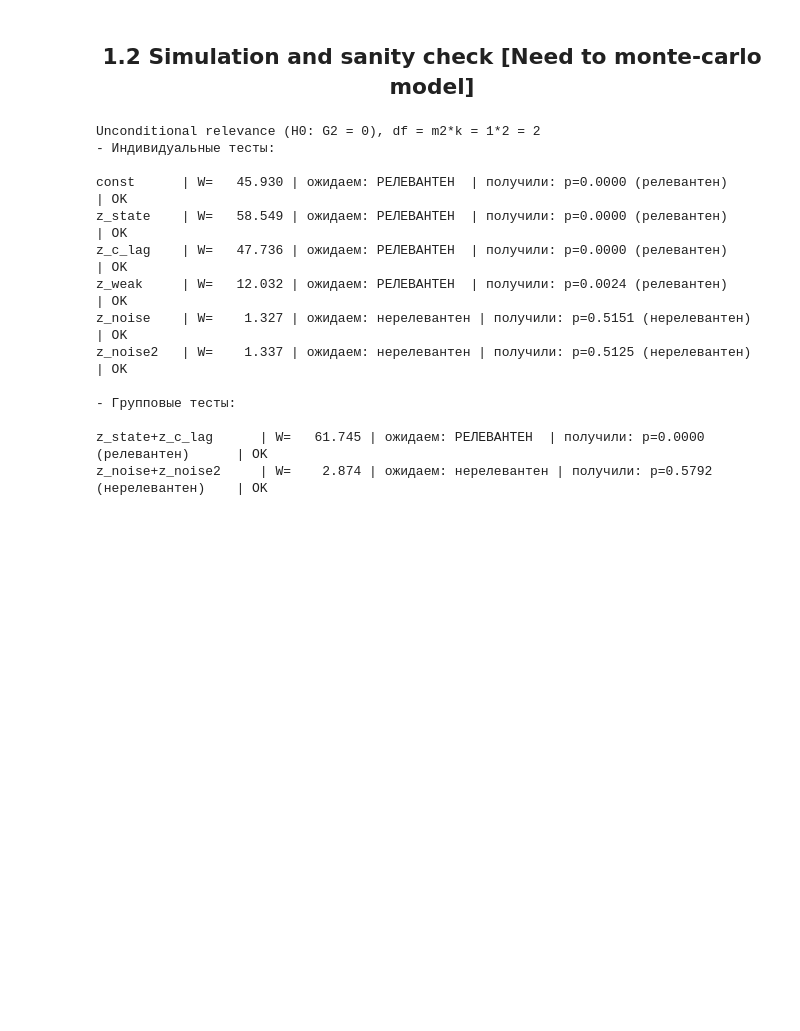
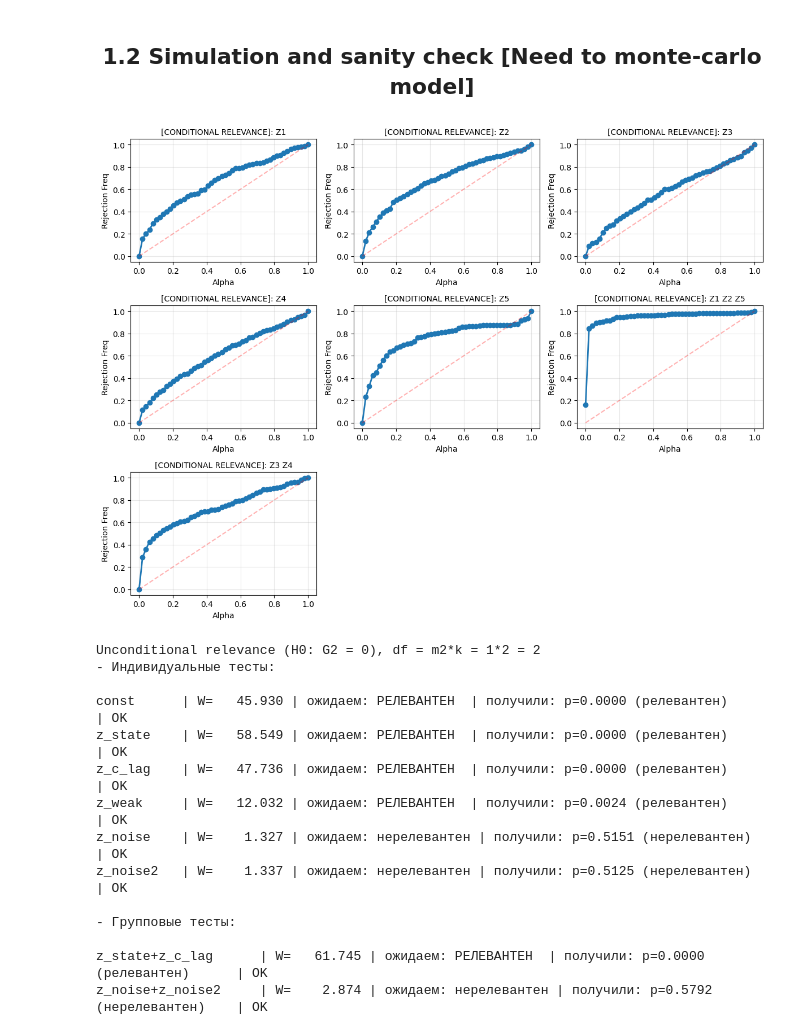
Before and after one commit to KoRoJIeBu4/REDUNDANCY-TESTS-OF-MOMENT-CONDITIONS-APPLIED-TO-MACROECONOMIC-MODELS, a Jupyter notebook: main.ipynb, the cells around one changed output. Cells and saved outputs as stored; diff of their text form; code cells hidden in the pictures; blank space fills up the shorter version.

Commit message:
add monte_carlo function for nonpartial procedures

```diff
--- a/main.ipynb
+++ b/main.ipynb
@@ -15,6 +17,30 @@ import matplotlib.pyplot as plt
 # see test_impl: unconditional_relevance
 # %% [markdown]
 ## <center> 1.2 Simulation and sanity check [Need to monte-carlo model] <center>
+# %%
+sets_of_f2_indices = [
+    [0],
+    [1],
+    [2],
+    [3],
+    [4],
+    [0, 1, 4],
+    [2, 3],
+]
+
+result = monte_carlo_conditional_relevance_prodecure(
+    T=10,
+    beta=0.98,
+    gamma=1.5,
+    sets_of_f2_indices=sets_of_f2_indices,
+    B=300,
+    num_alphas=50,
+    n_jobs=-1,
+)
+# %%
+plot_rejection_curves(result)
+# %% [output]
+[figure, added]
 # %%
 def logistic(x):
     return 1.0 / (1.0 + anp.exp(-x))
```
Also changed, not shown: parts of 2 cells of this notebook, 1 other file.
